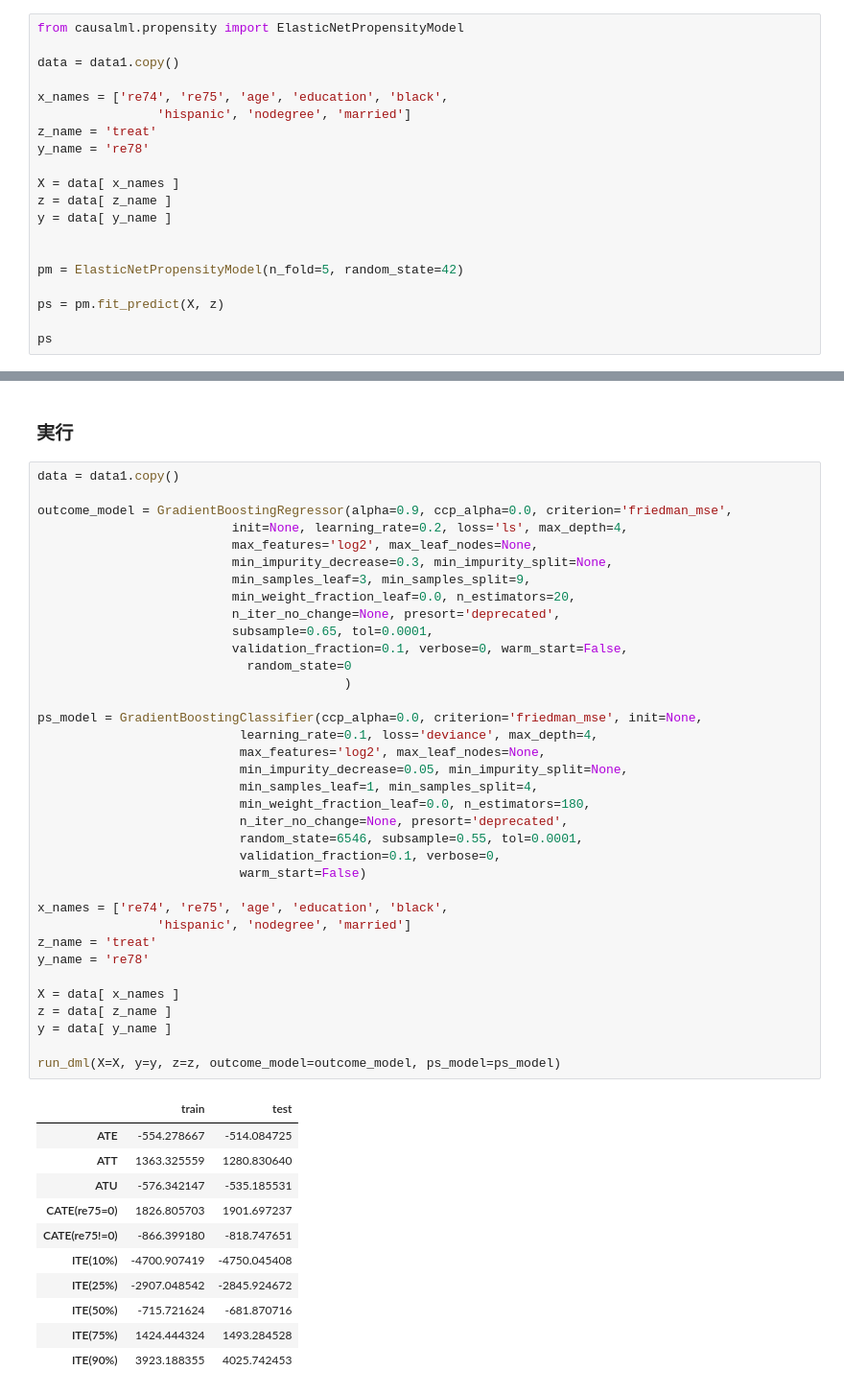
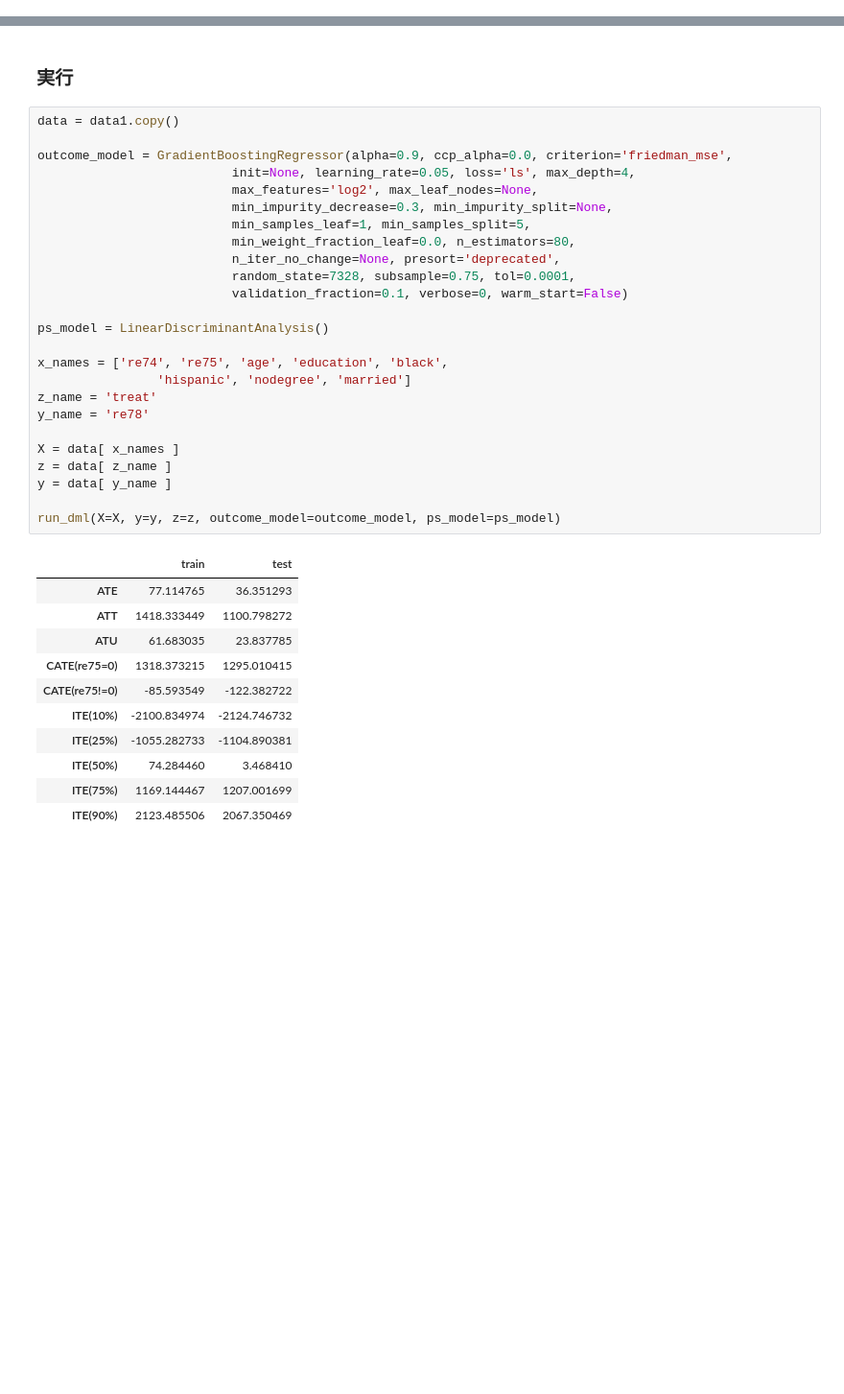
Before and after one commit to yurayuramen/try-causal-inference, a Jupyter notebook: notebook/効果検証入門/3章Lalando/Lalando-EconML.ipynb, the cells around one changed output, grey strips where cells are left out. Shown at 96% size. Drawn from its saved outputs; the diff is of its cells as text; blank space fills up the shorter version.

```diff
--- a/notebook/効果検証入門/3章Lalando/Lalando-EconML.ipynb
+++ b/notebook/効果検証入門/3章Lalando/Lalando-EconML.ipynb
@@ -37,23 +39,3 @@ data0['treat'].value_counts()
 0    260
 1    185
 Name: treat, dtype: int64
-# %%
-from causalml.propensity import ElasticNetPropensityModel
-
-data = data1.copy()
-
-x_names = ['re74', 're75', 'age', 'education', 'black',
-                'hispanic', 'nodegree', 'married']
-z_name = 'treat'
-y_name = 're78'
-
-X = data[ x_names ]
-z = data[ z_name ]
-y = data[ y_name ]
-
-
-pm = ElasticNetPropensityModel(n_fold=5, random_state=42)
-
-ps = pm.fit_predict(X, z)
-
-ps
@@ -396,48 +377,37 @@ def run_dml(X, z, y, outcome_model, ps_model):
 # %%
 data = data1.copy()
 
 outcome_model = GradientBoostingRegressor(alpha=0.9, ccp_alpha=0.0, criterion='friedman_mse',
-                          init=None, learning_rate=0.2, loss='ls', max_depth=4,
+                          init=None, learning_rate=0.05, loss='ls', max_depth=4,
                           max_features='log2', max_leaf_nodes=None,
                           min_impurity_decrease=0.3, min_impurity_split=None,
-                          min_samples_leaf=3, min_samples_split=9,
-                          min_weight_fraction_leaf=0.0, n_estimators=20,
+                          min_samples_leaf=1, min_samples_split=5,
+                          min_weight_fraction_leaf=0.0, n_estimators=80,
                           n_iter_no_change=None, presort='deprecated',
-                          subsample=0.65, tol=0.0001,
-                          validation_fraction=0.1, verbose=0, warm_start=False,
-                            random_state=0
-                                         )
+                          random_state=7328, subsample=0.75, tol=0.0001,
+                          validation_fraction=0.1, verbose=0, warm_start=False)
 
-ps_model = GradientBoostingClassifier(ccp_alpha=0.0, criterion='friedman_mse', init=None,
-                           learning_rate=0.1, loss='deviance', max_depth=4,
-                           max_features='log2', max_leaf_nodes=None,
-                           min_impurity_decrease=0.05, min_impurity_split=None,
-                           min_samples_leaf=1, min_samples_split=4,
-                           min_weight_fraction_leaf=0.0, n_estimators=180,
-                           n_iter_no_change=None, presort='deprecated',
-                           random_state=6546, subsample=0.55, tol=0.0001,
-                           validation_fraction=0.1, verbose=0,
-                           warm_start=False)
+ps_model = LinearDiscriminantAnalysis()
 
 x_names = ['re74', 're75', 'age', 'education', 'black',
                 'hispanic', 'nodegree', 'married']
 z_name = 'treat'
 y_name = 're78'
 
 X = data[ x_names ]
 z = data[ z_name ]
 y = data[ y_name ]
 
 run_dml(X=X, y=y, z=z, outcome_model=outcome_model, ps_model=ps_model)
 # %% [output]
 |  | train | test |
-| ATE | -554.278667 | -514.084725 |
-| ATT | 1363.325559 | 1280.830640 |
-| ATU | -576.342147 | -535.185531 |
-| CATE(re75=0) | 1826.805703 | 1901.697237 |
-| CATE(re75!=0) | -866.399180 | -818.747651 |
-| ITE(10%) | -4700.907419 | -4750.045408 |
-| ITE(25%) | -2907.048542 | -2845.924672 |
-| ITE(50%) | -715.721624 | -681.870716 |
-| ITE(75%) | 1424.444324 | 1493.284528 |
-| ITE(90%) | 3923.188355 | 4025.742453 |
+| ATE | 77.114765 | 36.351293 |
+| ATT | 1418.333449 | 1100.798272 |
+| ATU | 61.683035 | 23.837785 |
+| CATE(re75=0) | 1318.373215 | 1295.010415 |
+| CATE(re75!=0) | -85.593549 | -122.382722 |
+| ITE(10%) | -2100.834974 | -2124.746732 |
+| ITE(25%) | -1055.282733 | -1104.890381 |
+| ITE(50%) | 74.284460 | 3.468410 |
+| ITE(75%) | 1169.144467 | 1207.001699 |
+| ITE(90%) | 2123.485506 | 2067.350469 |
```
Also changed, not shown: parts of 5 cells of this notebook, 1 other file.
